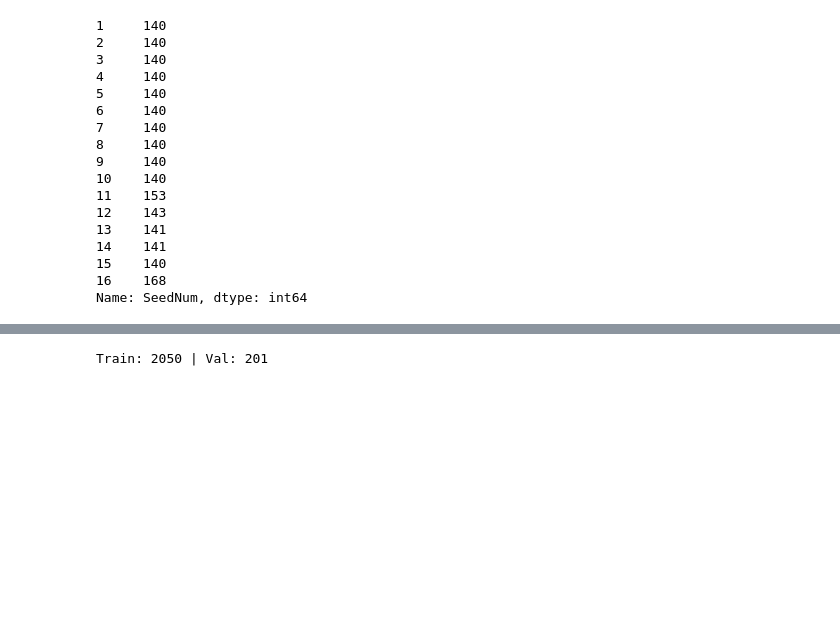
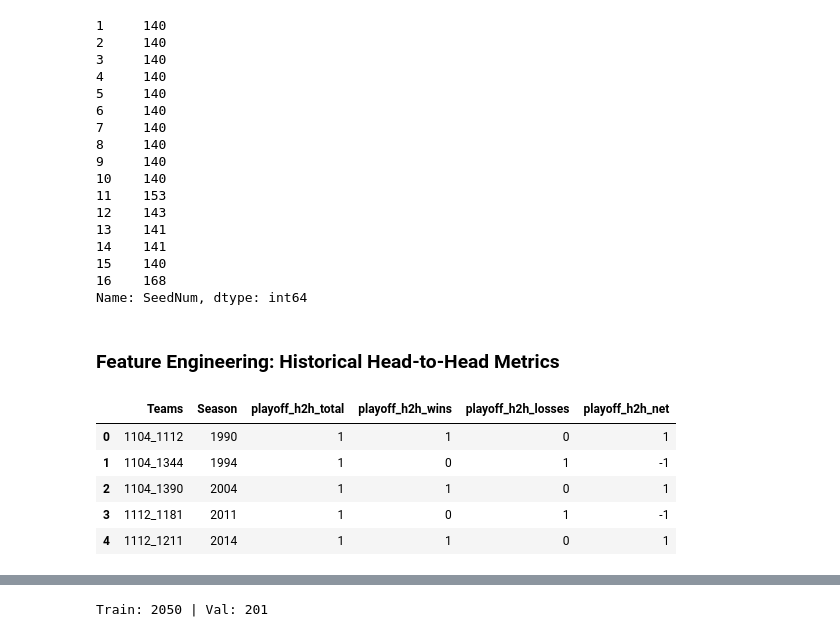
Before and after one commit to nyjgary/march-madness-2020, a Jupyter notebook: March-Madness-2020.ipynb, the cells around one changed output, grey strips where cells are left out. Cells and saved outputs as stored; diff of their text form; code cells hidden in the pictures; blank space fills up the shorter version.

Commit message:
compute playoff head-to-head stats

```diff
--- a/March-Madness-2020.ipynb
+++ b/March-Madness-2020.ipynb
@@ -119,3 +149,23 @@ seeds['SeedNum'].value_counts().sort_index()
 Name: SeedNum, dtype: int64
 # %%
 seeds = seeds.set_index(['Season','TeamID'])['SeedNum']
+# %% [markdown]
+### Feature Engineering: Historical Head-to-Head Metrics
+# %%
+playoff_h2h = compact_results\
+    .merge(compact_results, how='left', on='Teams', suffixes=('_1','_2'))\
+    .query("Season_1 > Season_2")\
+    .groupby(['Teams','Season_1'])\
+    .agg({'Outcome_2': ['size', np.sum]})\
+    .reset_index()
+playoff_h2h.columns = ['Teams', 'Season', 'playoff_h2h_total', 'playoff_h2h_wins']
+playoff_h2h['playoff_h2h_losses'] = playoff_h2h['playoff_h2h_total'] - playoff_h2h['playoff_h2h_wins']
+playoff_h2h['playoff_h2h_net'] = playoff_h2h['playoff_h2h_wins'] - playoff_h2h['playoff_h2h_losses']
+playoff_h2h.head()
+# %% [output]
+|  | Teams | Season | playoff_h2h_total | playoff_h2h_wins | playoff_h2h_losses | playoff_h2h_net |
+| 0 | 1104_1112 | 1990 | 1 | 1 | 0 | 1 |
+| 1 | 1104_1344 | 1994 | 1 | 0 | 1 | -1 |
+| 2 | 1104_1390 | 2004 | 1 | 1 | 0 | 1 |
+| 3 | 1112_1181 | 2011 | 1 | 0 | 1 | -1 |
+| 4 | 1112_1211 | 2014 | 1 | 1 | 0 | 1 |
```
Also changed, not shown: parts of 15 cells of this notebook.
